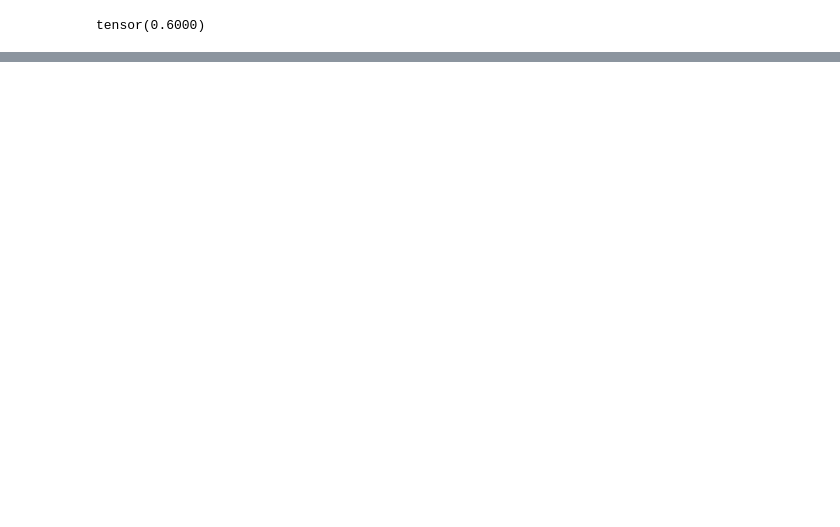
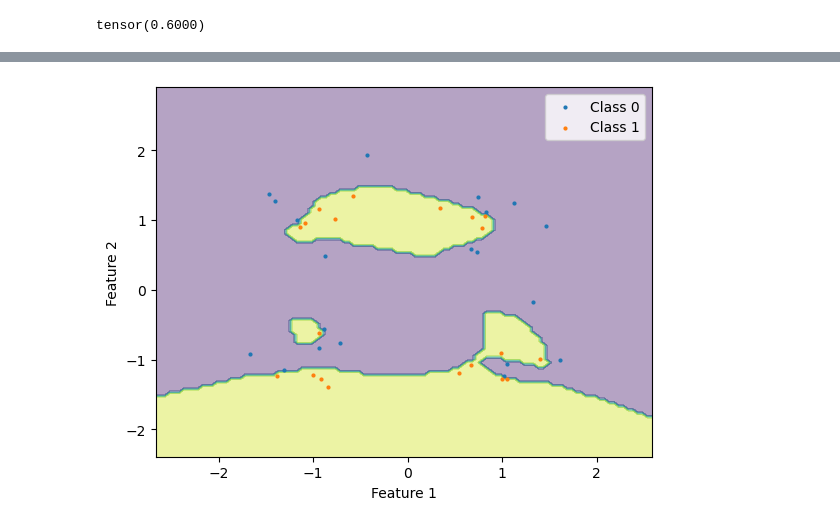
Before and after one commit to LRudL/dots, a Jupyter notebook: notebooks/twoclass_testing.ipynb, the cells around one changed output, grey strips where cells are left out. Cells and saved outputs as stored; diff of their text form; code cells hidden in the pictures; blank space fills up the shorter version.

```diff
--- a/notebooks/twoclass_testing.ipynb
+++ b/notebooks/twoclass_testing.ipynb
@@ -125,0 +127,10 @@ tensor(0.6000)
+# %%
+from copy import deepcopy
+
+
+ts = get_train_state("../configs/models/mlp-randtwoclass.yml")
+ds = get_dataset("randtwoclasses")
+X, y = x_y_tensors_of_dataset(ds)
+
+ds2 = get_dataset("twoclasses")
+X2, y2 = x_y_tensors_of_dataset(ds2)
@@ -125,0 +141,6 @@ tensor(0.6000)
+# %%
+memoriser = load_model("wise-sweep-4")
+# %%
+plot_decision_boundary(memoriser, X, y, 0.05)
+# %% [output]
+[figure, added]
```
Also changed, not shown: parts of 10 cells of this notebook, 4 other files.
